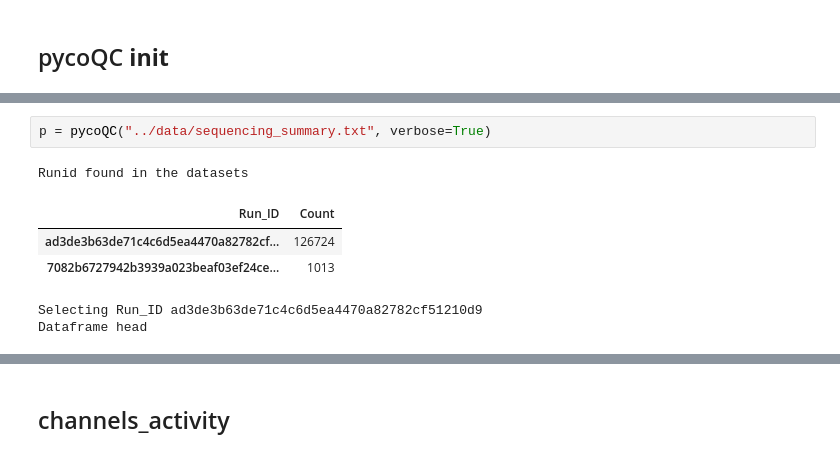
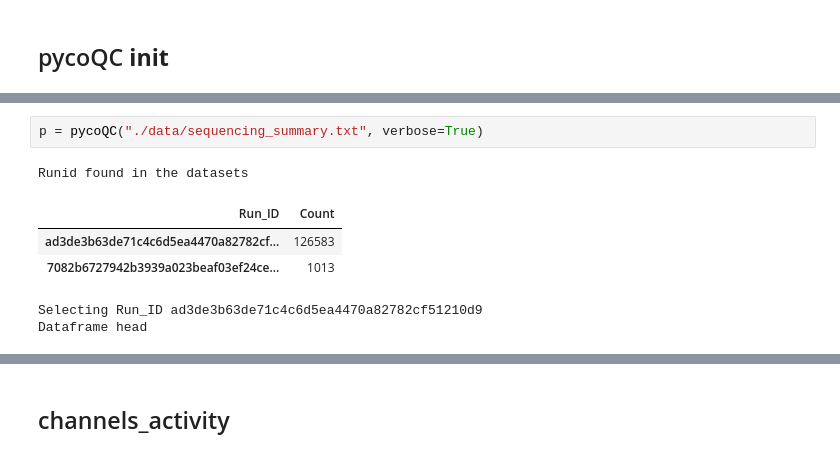
Before and after one commit to a-slide/pycoQC, a Jupyter notebook: pycoQC/test_pycoQC.ipynb, the cells around one changed output, grey strips where cells are left out. Saved outputs shown, nothing was run; the diff lists cells and outputs as text.

```diff
--- a/pycoQC/test_pycoQC.ipynb
+++ b/pycoQC/test_pycoQC.ipynb
@@ -48,11 +48,11 @@ Dataframe head
 | 16c8ede8-565a-4cd0-8406-e463a06ddbcd | Dell_OptiPlex_7040_20170418_FNFAF... | 7082b6727942b3939a023beaf03ef24ce... | 125 | 87.37900 | 8.19900 | 6455 | 0.07575 | 6455 | ... |
 | 3938e8cf-8076-48ad-a2b5-5f0ce6d5863c | Dell_OptiPlex_7040_20170418_FNFAF... | 7082b6727942b3939a023beaf03ef24ce... | 125 | 120.08900 | 10.96200 | 5453 | 4.15200 | 5453 | ... |
 # %%
-p = pycoQC("../data/sequencing_summary.txt", verbose=True)
+p = pycoQC("./data/sequencing_summary.txt", verbose=True)
 # %% [output]
 Runid found in the datasets
 | Run_ID | Count |
-| ad3de3b63de71c4c6d5ea4470a82782cf... | 126724 |
+| ad3de3b63de71c4c6d5ea4470a82782cf... | 126583 |
 | 7082b6727942b3939a023beaf03ef24ce... | 1013 |
 Selecting Run_ID ad3de3b63de71c4c6d5ea4470a82782cf51210d9
 Dataframe head
```
Also changed, not shown: parts of 20 cells of this notebook, 12 other files.
